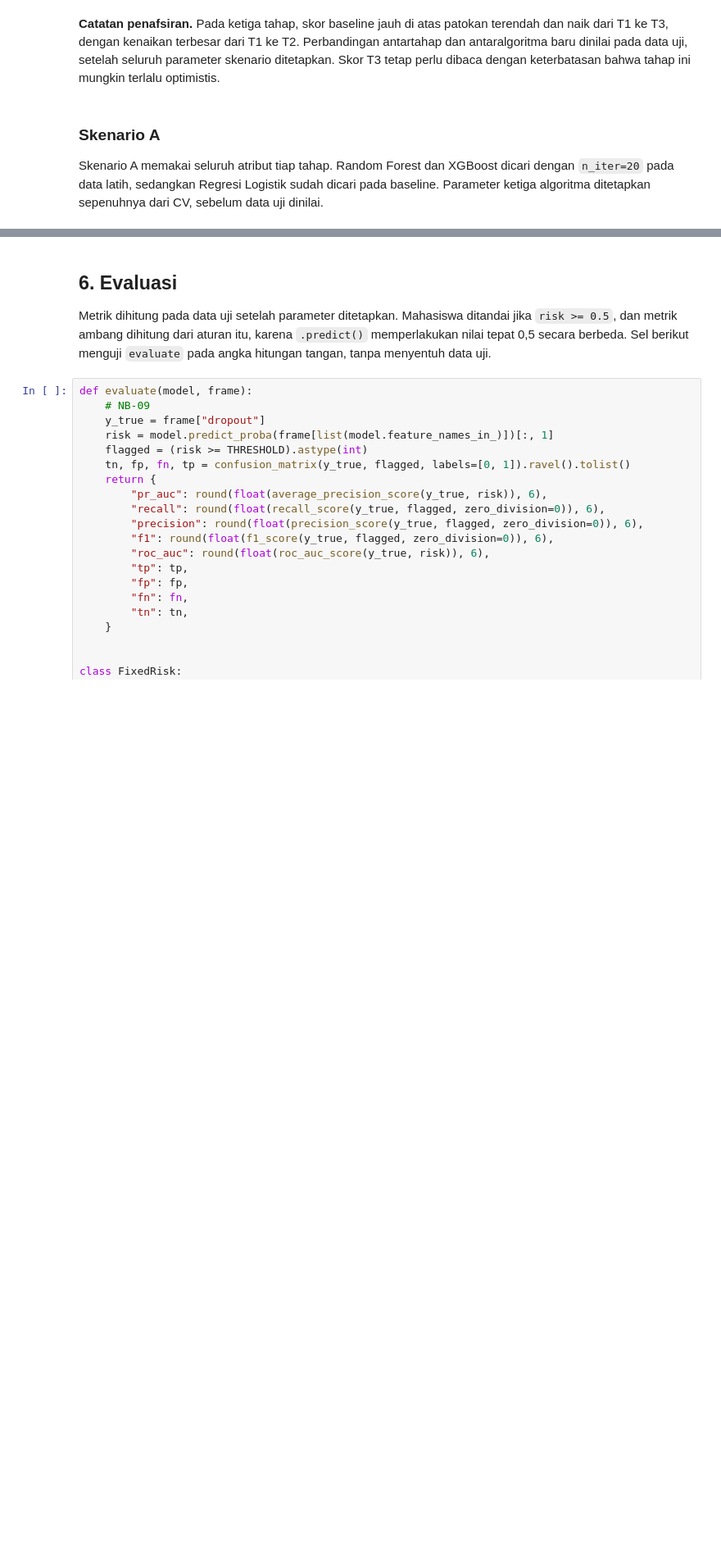
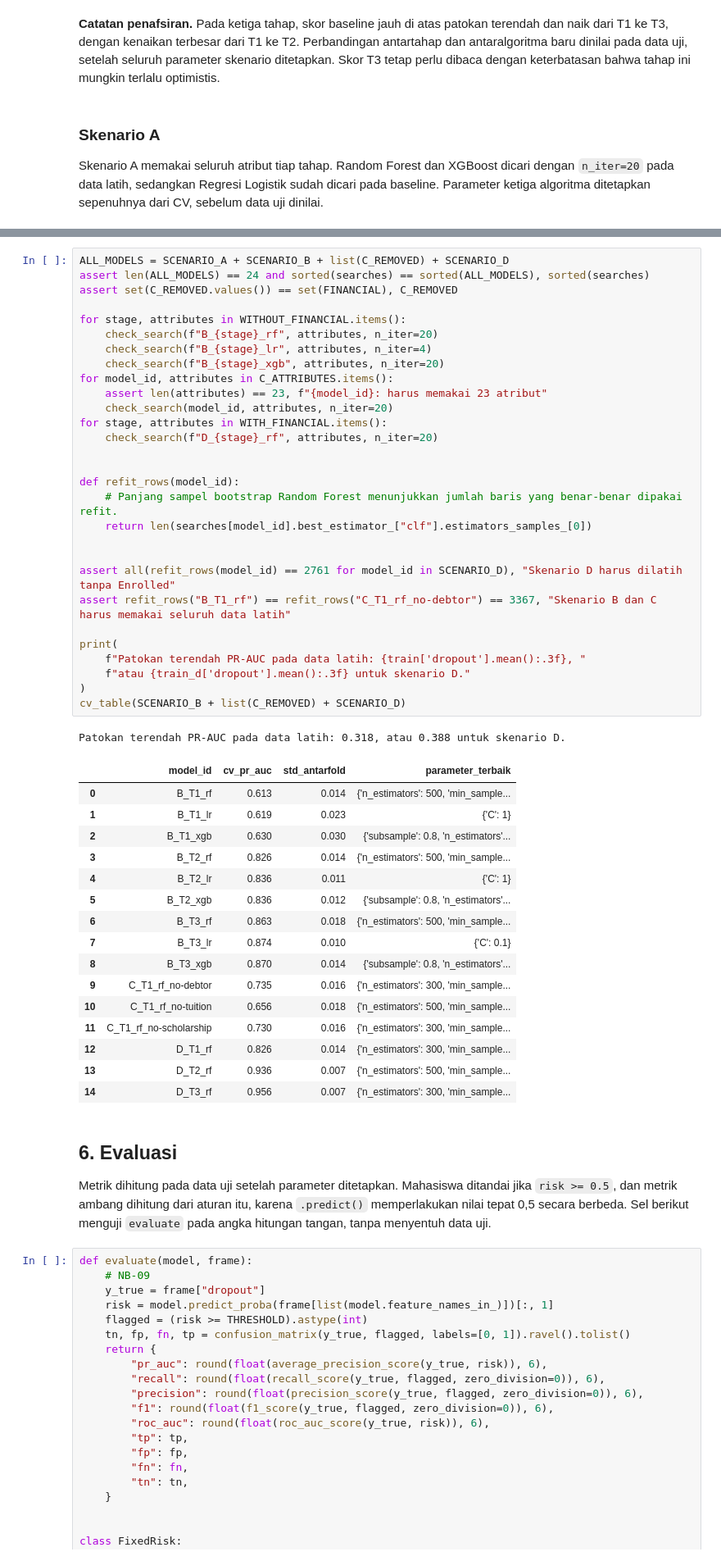
Before and after one commit to MapleKaedee/prediksi-dini-dropout, a Jupyter notebook: notebooks/dropout_experiments.ipynb, the cells around one changed output, grey strips where cells are left out. Shown at 82% size. Drawn from its saved outputs; the diff is of its cells as text; blank space fills up the shorter version.

```diff
--- a/notebooks/dropout_experiments.ipynb
+++ b/notebooks/dropout_experiments.ipynb
@@ -815,3 +846,50 @@ Patokan terendah PR-AUC pada data latih: 0.318.
+# %%
+ALL_MODELS = SCENARIO_A + SCENARIO_B + list(C_REMOVED) + SCENARIO_D
+assert len(ALL_MODELS) == 24 and sorted(searches) == sorted(ALL_MODELS), sorted(searches)
+assert set(C_REMOVED.values()) == set(FINANCIAL), C_REMOVED
+
+for stage, attributes in WITHOUT_FINANCIAL.items():
+    check_search(f"B_{stage}_rf", attributes, n_iter=20)
+    check_search(f"B_{stage}_lr", attributes, n_iter=4)
+    check_search(f"B_{stage}_xgb", attributes, n_iter=20)
+for model_id, attributes in C_ATTRIBUTES.items():
+    assert len(attributes) == 23, f"{model_id}: harus memakai 23 atribut"
+    check_search(model_id, attributes, n_iter=20)
+for stage, attributes in WITH_FINANCIAL.items():
+    check_search(f"D_{stage}_rf", attributes, n_iter=20)
+
+
+def refit_rows(model_id):
+    # Panjang sampel bootstrap Random Forest menunjukkan jumlah baris yang benar-benar dipakai refit.
+    return len(searches[model_id].best_estimator_["clf"].estimators_samples_[0])
+
+
+assert all(refit_rows(model_id) == 2761 for model_id in SCENARIO_D), "Skenario D harus dilatih tanpa Enrolled"
+assert refit_rows("B_T1_rf") == refit_rows("C_T1_rf_no-debtor") == 3367, "Skenario B dan C harus memakai seluruh data latih"
+
+print(
+    f"Patokan terendah PR-AUC pada data latih: {train['dropout'].mean():.3f}, "
+    f"atau {train_d['dropout'].mean():.3f} untuk skenario D."
+)
+cv_table(SCENARIO_B + list(C_REMOVED) + SCENARIO_D)
+# %% [output]
+Patokan terendah PR-AUC pada data latih: 0.318, atau 0.388 untuk skenario D.
+|  | model_id | cv_pr_auc | std_antarfold | parameter_terbaik |
+| 0 | B_T1_rf | 0.613 | 0.014 | {'n_estimators': 500, 'min_sample... |
+| 1 | B_T1_lr | 0.619 | 0.023 | {'C': 1} |
+| 2 | B_T1_xgb | 0.630 | 0.030 | {'subsample': 0.8, 'n_estimators'... |
+| 3 | B_T2_rf | 0.826 | 0.014 | {'n_estimators': 500, 'min_sample... |
+| 4 | B_T2_lr | 0.836 | 0.011 | {'C': 1} |
+| 5 | B_T2_xgb | 0.836 | 0.012 | {'subsample': 0.8, 'n_estimators'... |
+| 6 | B_T3_rf | 0.863 | 0.018 | {'n_estimators': 500, 'min_sample... |
+| 7 | B_T3_lr | 0.874 | 0.010 | {'C': 0.1} |
+| 8 | B_T3_xgb | 0.870 | 0.014 | {'subsample': 0.8, 'n_estimators'... |
+| 9 | C_T1_rf_no-debtor | 0.735 | 0.016 | {'n_estimators': 300, 'min_sample... |
+| 10 | C_T1_rf_no-tuition | 0.656 | 0.018 | {'n_estimators': 500, 'min_sample... |
+| 11 | C_T1_rf_no-scholarship | 0.730 | 0.016 | {'n_estimators': 300, 'min_sample... |
+| 12 | D_T1_rf | 0.826 | 0.014 | {'n_estimators': 300, 'min_sample... |
+| 13 | D_T2_rf | 0.936 | 0.007 | {'n_estimators': 500, 'min_sample... |
+| 14 | D_T3_rf | 0.956 | 0.007 | {'n_estimators': 300, 'min_sample... |
 # %% [markdown]
 ## 6. Evaluasi
 
```
Also changed, not shown: parts of 9 cells of this notebook, 1 other file.
